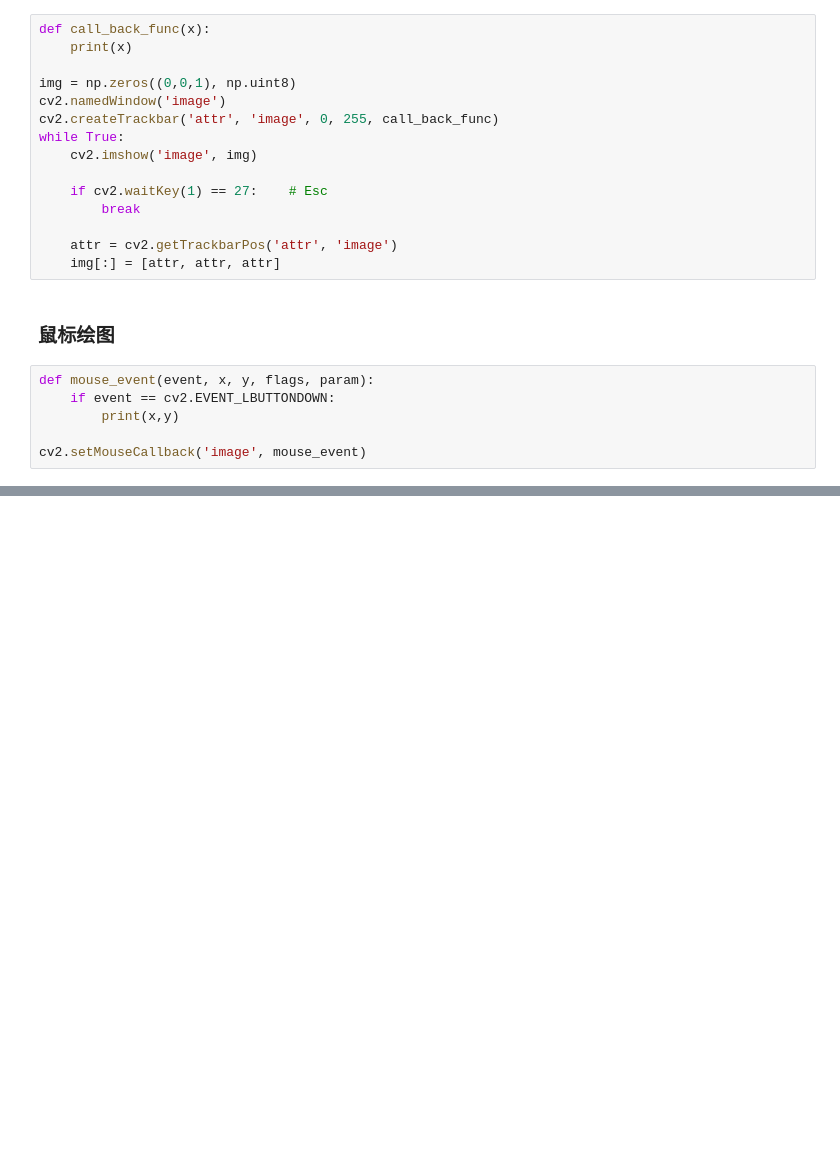
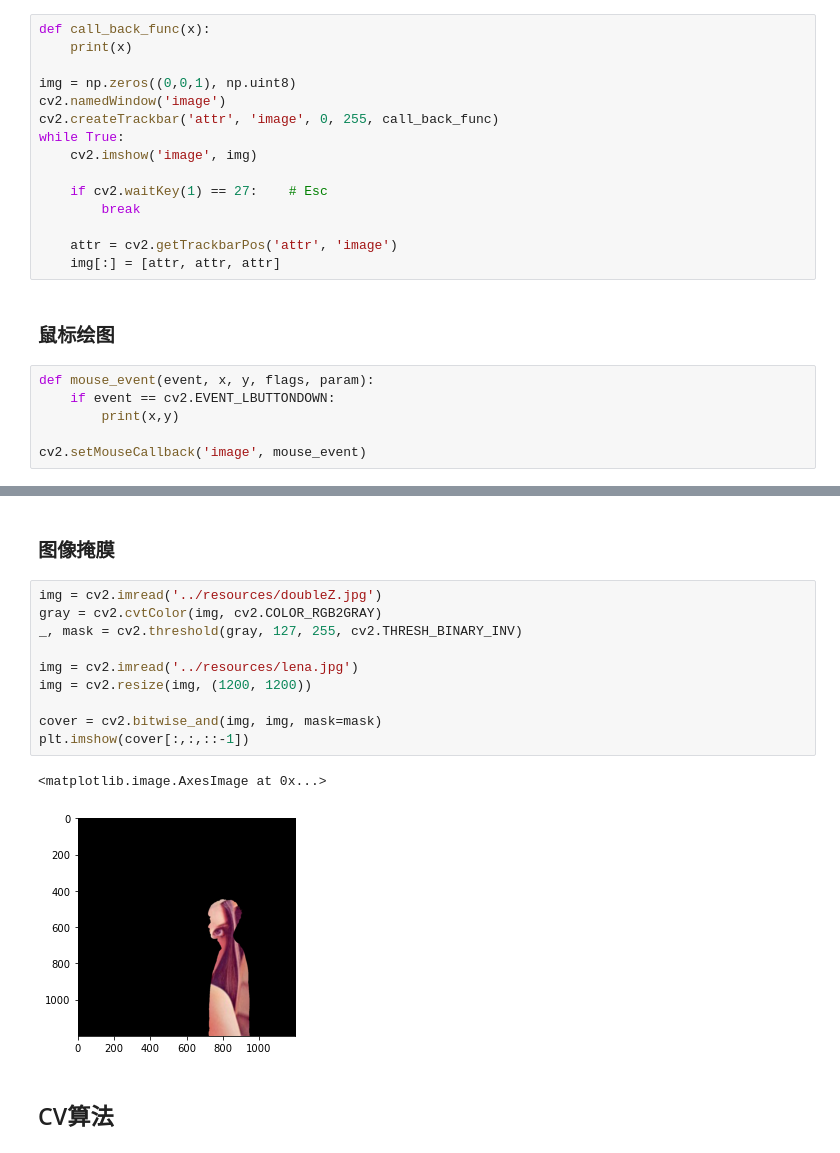
Before and after one commit to doubleZ0108/Computer-Vision-PKU, a Jupyter notebook: docs/opencv/opencv-study.ipynb, the cells around one changed output, grey strips where cells are left out. Saved outputs shown, nothing was run; the diff lists cells and outputs as text; blank space fills up the shorter version.

```diff
--- a/docs/opencv-study.ipynb
+++ b/docs/opencv/opencv-study.ipynb
@@ -341,0 +362,17 @@ cv2.setMouseCallback('image', mouse_event)
+# %% [markdown]
+### 图像掩膜
+# %%
+img = cv2.imread('../resources/doubleZ.jpg')
+gray = cv2.cvtColor(img, cv2.COLOR_RGB2GRAY)
+_, mask = cv2.threshold(gray, 127, 255, cv2.THRESH_BINARY_INV)
+
+img = cv2.imread('../resources/lena.jpg')
+img = cv2.resize(img, (1200, 1200))
+
+cover = cv2.bitwise_and(img, img, mask=mask)
+plt.imshow(cover[:,:,::-1])
+# %% [output]
+<matplotlib.image.AxesImage at 0x...>
+[figure, added]
+# %% [markdown]
+## CV算法
```
Also changed, not shown: parts of 20 cells of this notebook, 1 other file.
